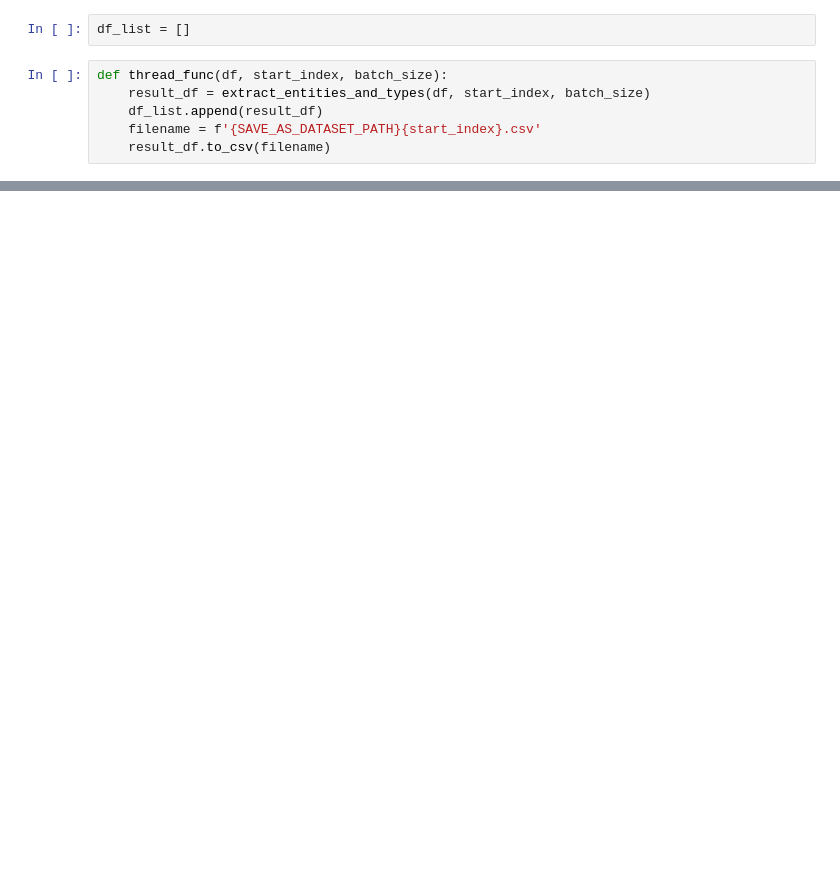
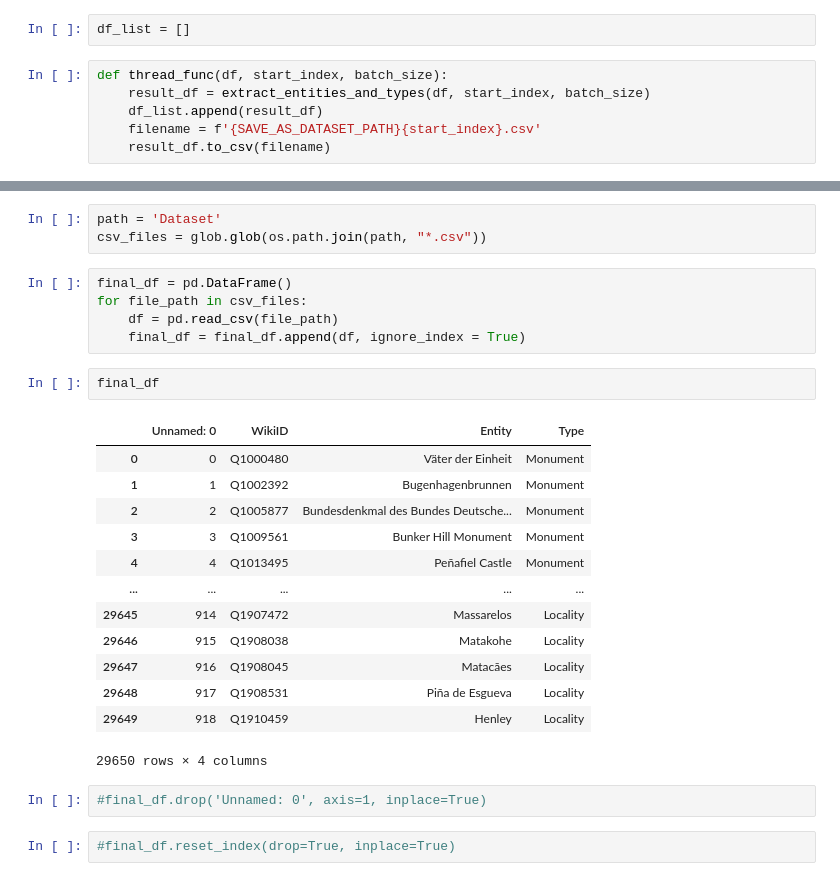
Before and after one commit to DivyaDharani/Knowledge-Graph-based-Web-Content-Recommendation, a Jupyter notebook: Dataset_preparing.ipynb, the cells around one changed output, grey strips where cells are left out. Cells and saved outputs as stored; diff of their text form; blank space fills up the shorter version.

Commit message:
Dataset preparation

```diff
--- a/Dataset_preparing.ipynb
+++ b/Dataset_preparing.ipynb
@@ -49,0 +87,28 @@ starting with index 2300000 and end index 2320009
+# %%
+path = 'Dataset'
+csv_files = glob.glob(os.path.join(path, "*.csv"))
+# %%
+final_df = pd.DataFrame()
+for file_path in csv_files:
+    df = pd.read_csv(file_path)
+    final_df = final_df.append(df, ignore_index = True)
+# %%
+final_df
+# %% [output]
+|  | Unnamed: 0 | WikiID | Entity | Type |
+| 0 | 0 | Q1000480 | Väter der Einheit | Monument |
+| 1 | 1 | Q1002392 | Bugenhagenbrunnen | Monument |
+| 2 | 2 | Q1005877 | Bundesdenkmal des Bundes Deutsche... | Monument |
+| 3 | 3 | Q1009561 | Bunker Hill Monument | Monument |
+| 4 | 4 | Q1013495 | Peñafiel Castle | Monument |
+| ... | ... | ... | ... | ... |
+| 29645 | 914 | Q1907472 | Massarelos | Locality |
+| 29646 | 915 | Q1908038 | Matakohe | Locality |
+| 29647 | 916 | Q1908045 | Matacães | Locality |
+| 29648 | 917 | Q1908531 | Piña de Esgueva | Locality |
+| 29649 | 918 | Q1910459 | Henley | Locality |
+29650 rows × 4 columns
+# %%
+#final_df.drop('Unnamed: 0', axis=1, inplace=True)
+# %%
+#final_df.reset_index(drop=True, inplace=True)
```
Also changed, not shown: parts of 7 cells of this notebook.
